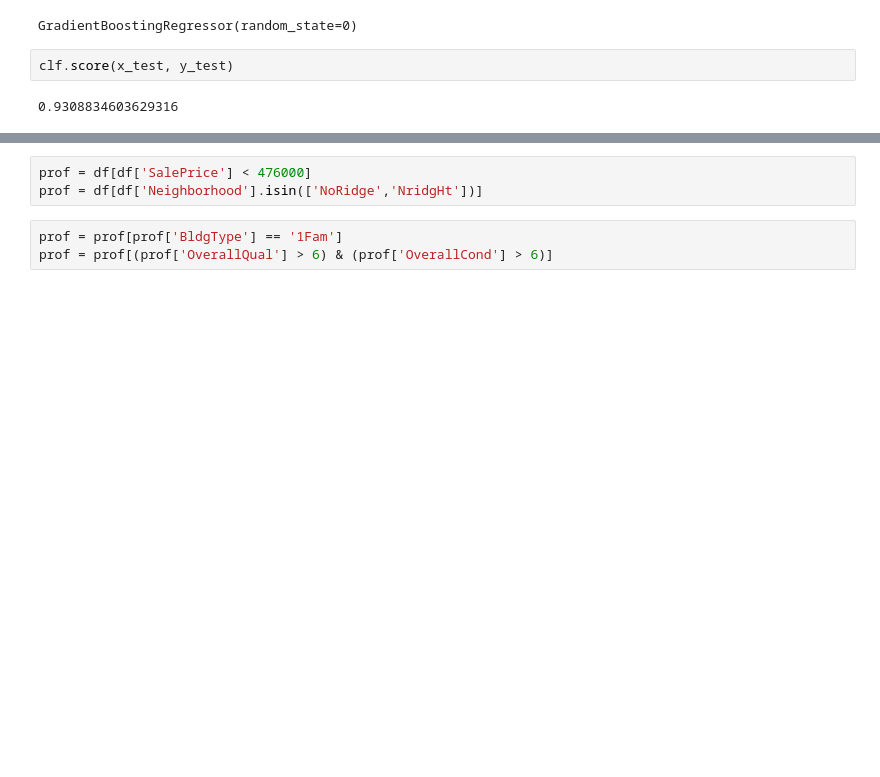
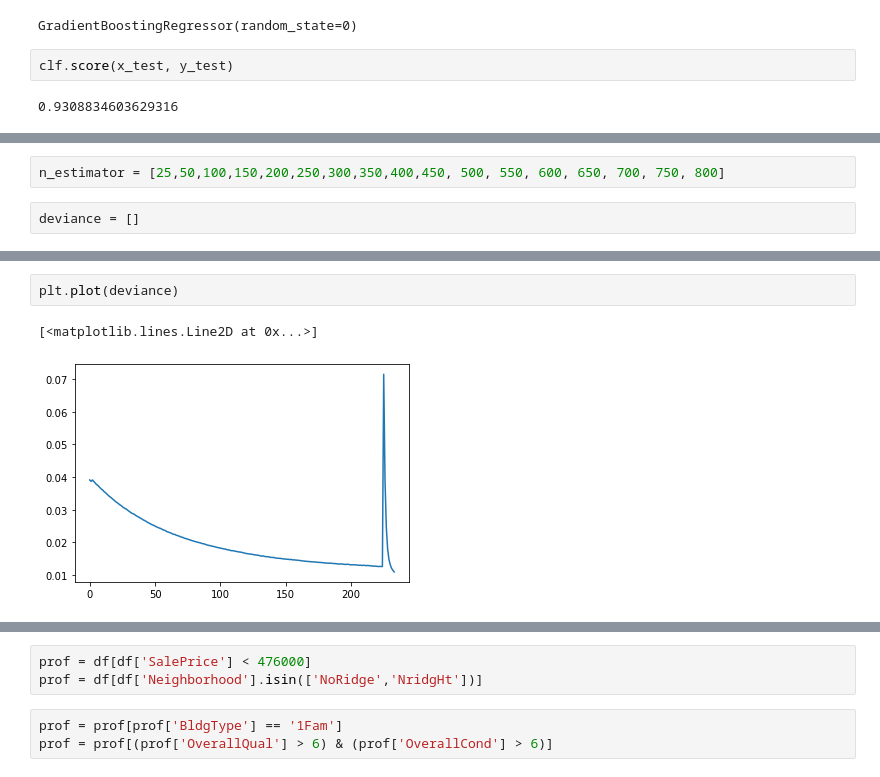
Before and after one commit to nickelworks/machine-learning-housing-project, a Jupyter notebook: Tony/Lasso Version 1-Copy3.ipynb, the cells around one changed output, grey strips where cells are left out. Saved outputs shown, nothing was run; the diff lists cells and outputs as text; blank space fills up the shorter version.

```diff
--- a/Tony/Lasso Version 1-Copy3.ipynb
+++ b/Tony/Lasso Version 1-Copy3.ipynb
@@ -635,0 +649,4 @@ plt.boxplot(
+# %%
+n_estimator = [25,50,100,150,200,250,300,350,400,450, 500, 550, 600, 650, 700, 750, 800]
+# %%
+deviance = []
@@ -636 +662,6 @@ plt.boxplot(
+# %%
+plt.plot(deviance)
+# %% [output]
+[<matplotlib.lines.Line2D at 0x...>]
+[figure, added]
 # %%
```
Also changed, not shown: parts of 40 cells of this notebook, 9 other files.
